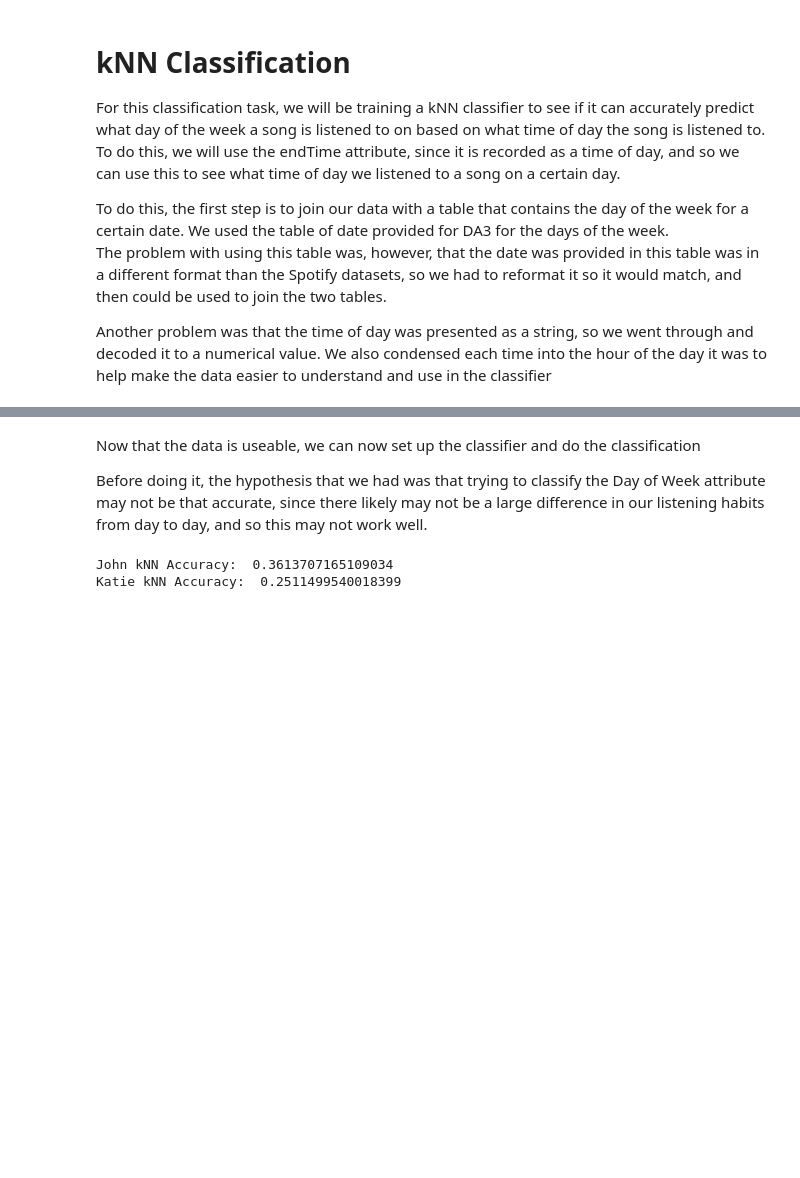
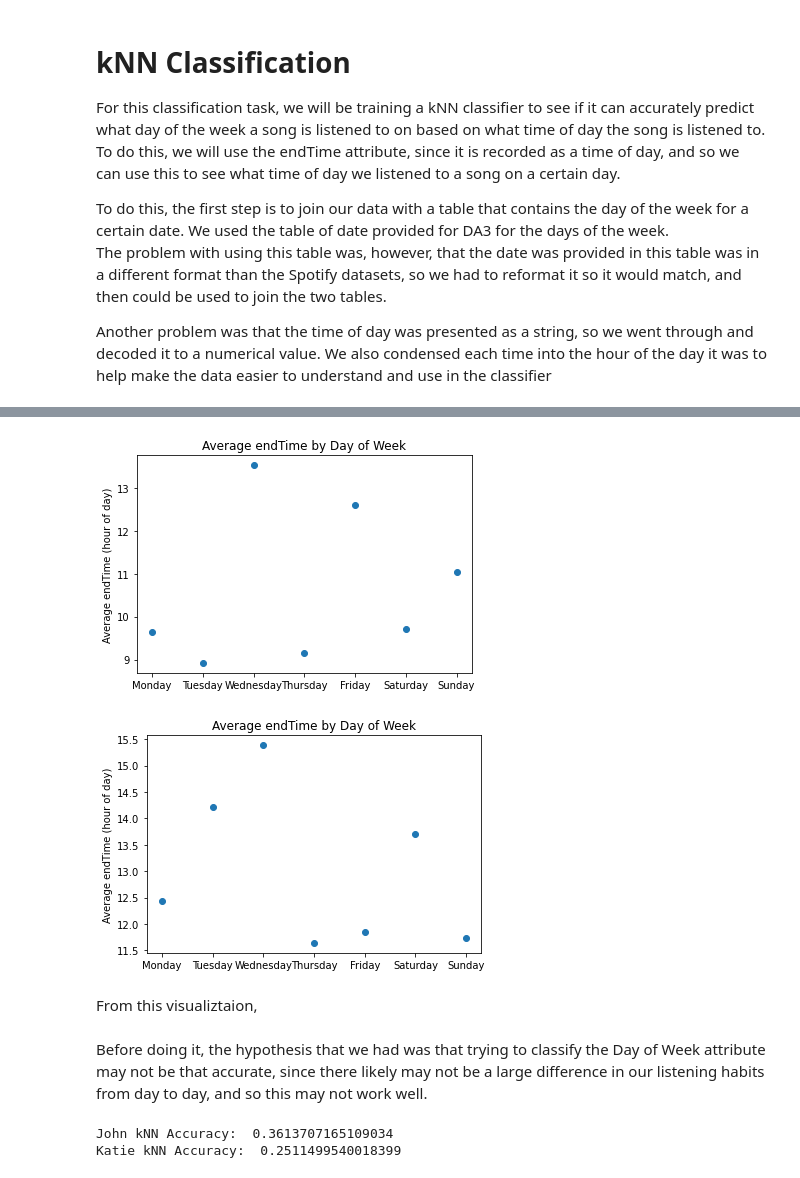
Before and after one commit to JStirrat/project, a Jupyter notebook: QuantifiedSelf.ipynb, the cells around one changed output, grey strips where cells are left out. Saved outputs shown, nothing was run; the diff lists cells and outputs as text; code cells hidden in the pictures; blank space fills up the shorter version.

```diff
--- a/QuantifiedSelf.ipynb
+++ b/QuantifiedSelf.ipynb
@@ -285,6 +195,12 @@ See the caveats in the documentation: https://pandas.pydata.org/pandas-docs/stab
+# %%
+utils.print_avg_endtime_by_weekday_plot(john_weekday_df, "John")
+utils.print_avg_endtime_by_weekday_plot(katie_weekday_df, "Katie")
+# %% [output]
+[figure, added]
+[figure, added]
+# %% [markdown]
+From this visualiztaion,
 # %% [markdown]
-Now that the data is useable, we can now set up the classifier and do the classification
-
 Before doing it, the hypothesis that we had was that trying to classify the Day of Week attribute may not be that accurate, since there likely may not be a large difference in our listening habits from day to day, and so this may not work well.
 # %%
 from sklearn.model_selection import train_test_split
```
Also changed, not shown: parts of 6 cells of this notebook, 1 other file.
